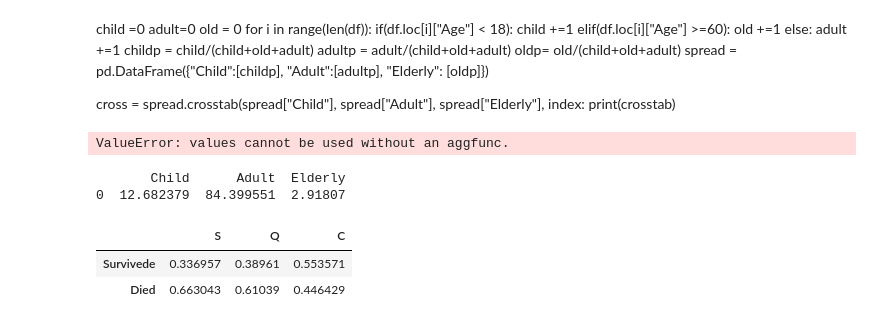
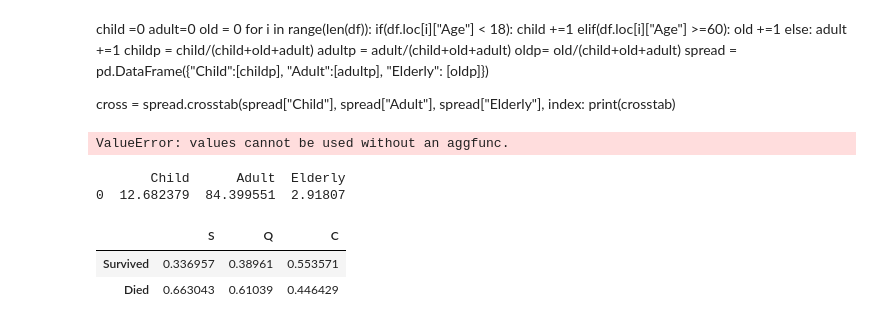
Before and after one commit to Bryce8/AI, a Jupyter notebook: Semester 1/Titanic/Tiotanic.ipynb, the cells around one changed output. Cells and saved outputs as stored; diff of their text form; code cells hidden in the pictures.

```diff
--- a/Semester 1/Titanic/Tiotanic.ipynb
+++ b/Semester 1/Titanic/Tiotanic.ipynb
@@ -299,33 +299,33 @@ for i in range(len(df)):
         cityQsurvived +=1
 percentS = citySsurvived
 survival = {"CITY": [city], "SURVIVAL": []}
-# %%
-diedkey = {}
-survivedkey = {}
-for i in range(len(df)):
-    port = df.loc[i, "Embarked"]
-    survived = df.loc[i, "Survived"]
-    if (survived==1):
-        if(port in survivedkey.keys()):
-            survivedkey[port] += 1
-        else:
-            survivedkey[port] = 1
-    else:
-        if(port in diedkey.keys()):
-            diedkey[port] += 1
-        else:
-            diedkey[port] = 1
-
-
-contable = {
-    "S" : [survivedkey["S"]/(survivedkey["S"] + diedkey["S"]), diedkey["S"]/(survivedkey["S"] + diedkey["S"])],
-    "Q" : [survivedkey["Q"]/(survivedkey["Q"] + diedkey["Q"]), diedkey["Q"]/(survivedkey["Q"] + diedkey["Q"])],
-    "C" : [survivedkey["C"]/(survivedkey["C"] + diedkey["C"]), diedkey["C"]/(survivedkey["C"] + diedkey["C"])]
-}
-printtable = pd.DataFrame(contable)
-printtable.index = ["Survivede" , "Died"]
-printtable
-# %% [output]
-|  | S | Q | C |
-| Survivede | 0.336957 | 0.38961 | 0.553571 |
-| Died | 0.663043 | 0.61039 | 0.446429 |
+# %%
+diedkey = {}
+survivedkey = {}
+for i in range(len(df)):
+    port = df.loc[i, "Embarked"]
+    survived = df.loc[i, "Survived"]
+    if (survived==1):
+        if(port in survivedkey.keys()):
+            survivedkey[port] += 1
+        else:
+            survivedkey[port] = 1
+    else:
+        if(port in diedkey.keys()):
+            diedkey[port] += 1
+        else:
+            diedkey[port] = 1
+
+
+contable = {
+    "S" : [survivedkey["S"]/(survivedkey["S"] + diedkey["S"]), diedkey["S"]/(survivedkey["S"] + diedkey["S"])],
+    "Q" : [survivedkey["Q"]/(survivedkey["Q"] + diedkey["Q"]), diedkey["Q"]/(survivedkey["Q"] + diedkey["Q"])],
+    "C" : [survivedkey["C"]/(survivedkey["C"] + diedkey["C"]), diedkey["C"]/(survivedkey["C"] + diedkey["C"])]
+}
+printtable = pd.DataFrame(contable)
+printtable.index = ["Survived" , "Died"]
+printtable
+# %% [output]
+|  | S | Q | C |
+| Survived | 0.336957 | 0.38961 | 0.553571 |
+| Died | 0.663043 | 0.61039 | 0.446429 |
```
Also changed, not shown: parts of 5 cells of this notebook.
